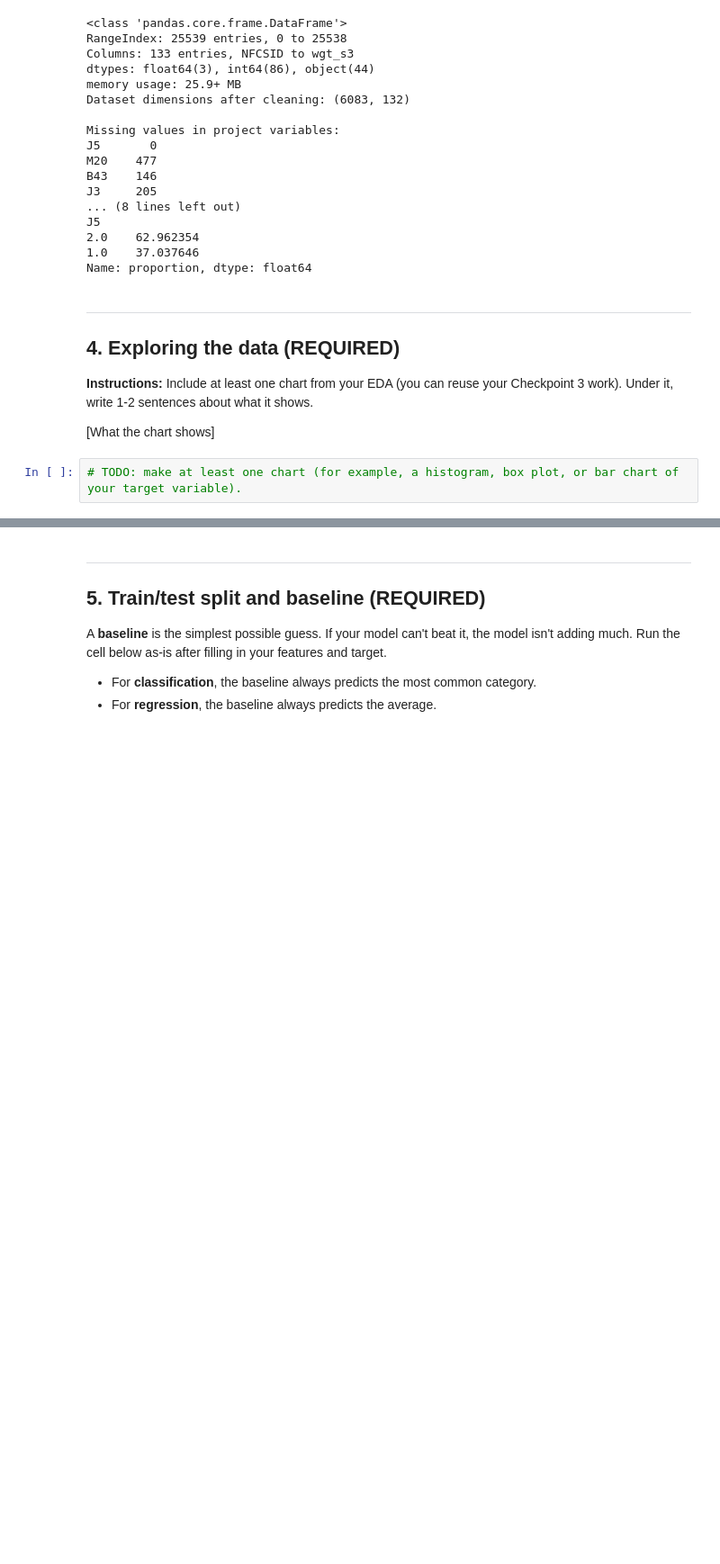
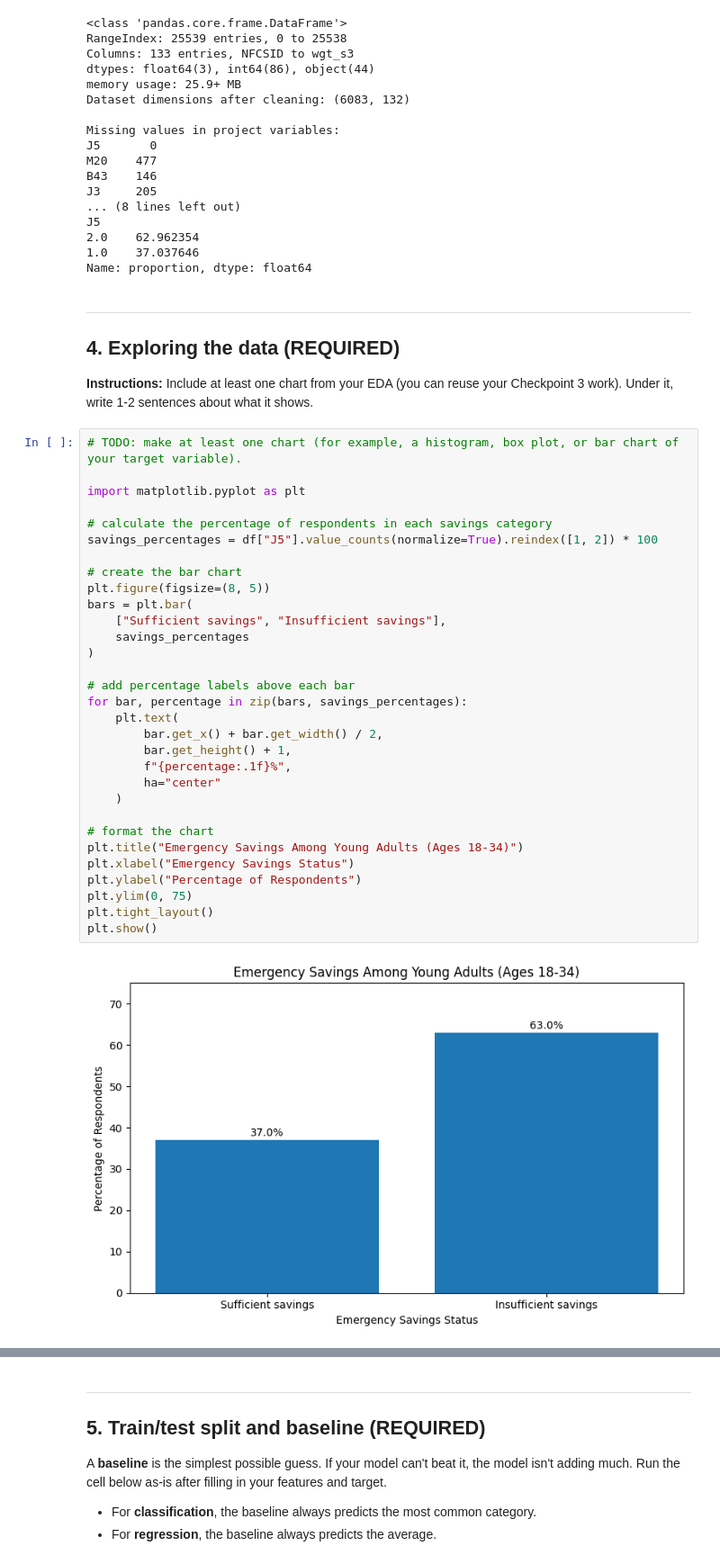
Before and after one commit to aryanalavade/college-student-financial-preparedness, a Jupyter notebook: notebooks/financial_preparedness_analysis.ipynb, the cells around one changed output, grey strips where cells are left out. Shown at 90% size. Cells and saved outputs as stored; diff of their text form; blank space fills up the shorter version.

```diff
--- a/notebooks/financial_preparedness_analysis.ipynb
+++ b/notebooks/financial_preparedness_analysis.ipynb
@@ -138,7 +141,36 @@ Name: proportion, dtype: float64
 ---
 ## 4. Exploring the data (REQUIRED)
 **Instructions:** Include at least one chart from your EDA (you can reuse your Checkpoint 3 work). Under it, write 1-2 sentences about what it shows.
-
-[What the chart shows]
-# %%
-# TODO: make at least one chart (for example, a histogram, box plot, or bar chart of your target variable).
+# %%
+# TODO: make at least one chart (for example, a histogram, box plot, or bar chart of your target variable).
+
+import matplotlib.pyplot as plt
+
+# calculate the percentage of respondents in each savings category
+savings_percentages = df["J5"].value_counts(normalize=True).reindex([1, 2]) * 100
+
+# create the bar chart
+plt.figure(figsize=(8, 5))
+bars = plt.bar(
+    ["Sufficient savings", "Insufficient savings"],
+    savings_percentages
+)
+
+# add percentage labels above each bar
+for bar, percentage in zip(bars, savings_percentages):
+    plt.text(
+        bar.get_x() + bar.get_width() / 2,
+        bar.get_height() + 1,
+        f"{percentage:.1f}%",
+        ha="center"
+    )
+
+# format the chart
+plt.title("Emergency Savings Among Young Adults (Ages 18-34)")
+plt.xlabel("Emergency Savings Status")
+plt.ylabel("Percentage of Respondents")
+plt.ylim(0, 75)
+plt.tight_layout()
+plt.show()
+# %% [output]
+[figure, added]
```
Also changed, not shown: parts of 5 cells of this notebook.
